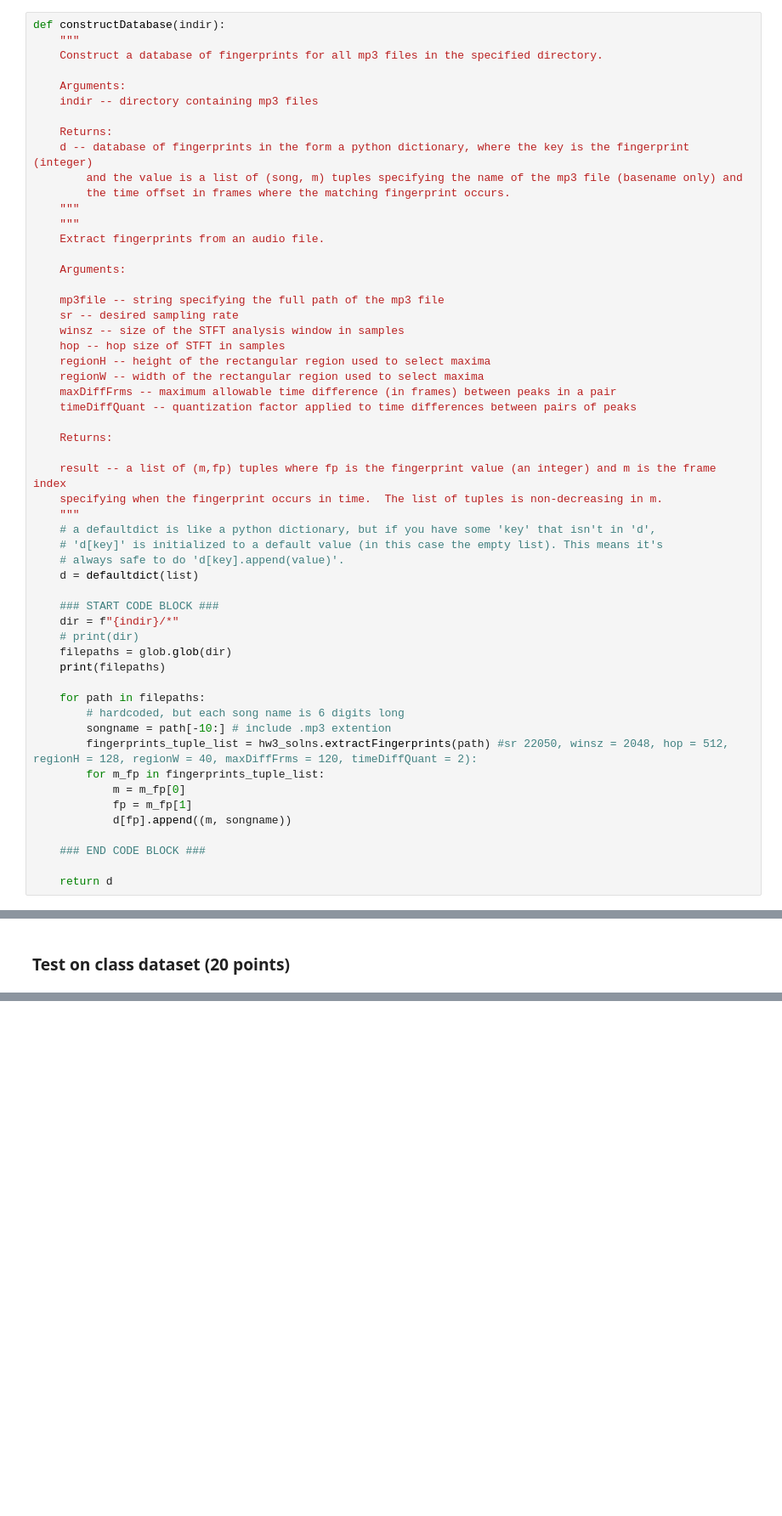
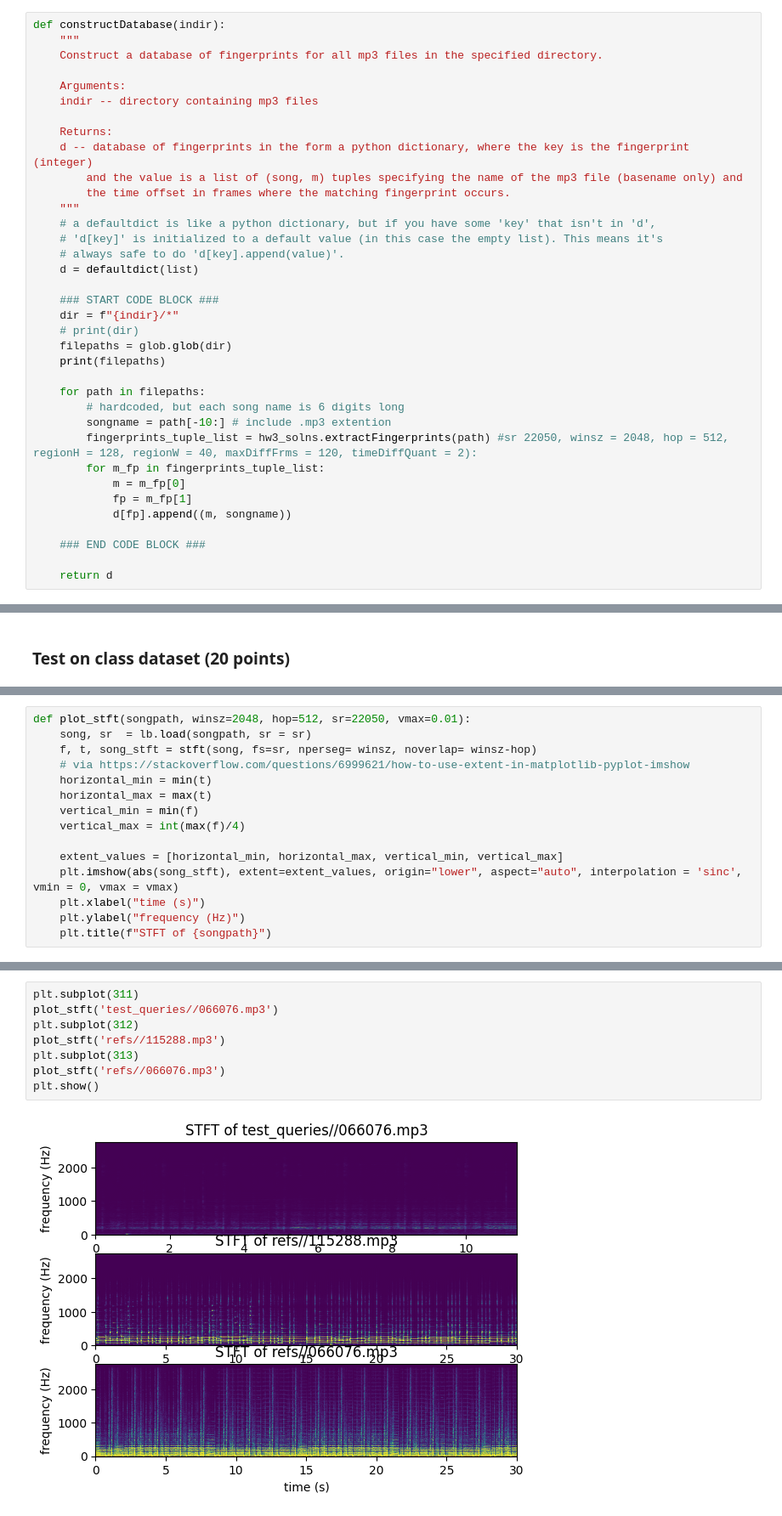
Before and after one commit to madeleieine/Shazam, a Jupyter notebook: hw3.ipynb, the cells around one changed output, grey strips where cells are left out. Shown at 85% size. Drawn from its saved outputs; the diff is of its cells as text; blank space fills up the shorter version.

```diff
--- a/hw3.ipynb
+++ b/hw3.ipynb
@@ -468,25 +529,6 @@ def constructDatabase(indir):
     d -- database of fingerprints in the form a python dictionary, where the key is the fingerprint (integer)
         and the value is a list of (song, m) tuples specifying the name of the mp3 file (basename only) and
         the time offset in frames where the matching fingerprint occurs.
-    """
-    """
-    Extract fingerprints from an audio file.
-
-    Arguments:
-
-    mp3file -- string specifying the full path of the mp3 file
-    sr -- desired sampling rate
-    winsz -- size of the STFT analysis window in samples
-    hop -- hop size of STFT in samples
-    regionH -- height of the rectangular region used to select maxima
-    regionW -- width of the rectangular region used to select maxima
-    maxDiffFrms -- maximum allowable time difference (in frames) between peaks in a pair
-    timeDiffQuant -- quantization factor applied to time differences between pairs of peaks
-
-    Returns:
-
-    result -- a list of (m,fp) tuples where fp is the fingerprint value (an integer) and m is the frame index
-    specifying when the fingerprint occurs in time.  The list of tuples is non-decreasing in m.
     """
     # a defaultdict is like a python dictionary, but if you have some 'key' that isn't in 'd',
     # 'd[key]' is initialized to a default value (in this case the empty list). This means it's
@@ -796,0 +881,15 @@ Accuracy: 93.33 %
+# %%
+def plot_stft(songpath, winsz=2048, hop=512, sr=22050, vmax=0.01):
+    song, sr  = lb.load(songpath, sr = sr)
+    f, t, song_stft = stft(song, fs=sr, nperseg= winsz, noverlap= winsz-hop)
+    # via https://stackoverflow.com/questions/6999621/how-to-use-extent-in-matplotlib-pyplot-imshow
+    horizontal_min = min(t)
+    horizontal_max = max(t)
+    vertical_min = min(f)
+    vertical_max = int(max(f)/4)
+
+    extent_values = [horizontal_min, horizontal_max, vertical_min, vertical_max]
+    plt.imshow(abs(song_stft), extent=extent_values, origin="lower", aspect="auto", interpolation = 'sinc', vmin = 0, vmax = vmax)
+    plt.xlabel("time (s)")
+    plt.ylabel("frequency (Hz)")
+    plt.title(f"STFT of {songpath}")
@@ -796,0 +898,10 @@ Accuracy: 93.33 %
+# %%
+plt.subplot(311)
+plot_stft('test_queries//066076.mp3')
+plt.subplot(312)
+plot_stft('refs//115288.mp3')
+plt.subplot(313)
+plot_stft('refs//066076.mp3')
+plt.show()
+# %% [output]
+[figure, added]
```
Also changed, not shown: parts of 18 cells of this notebook.
